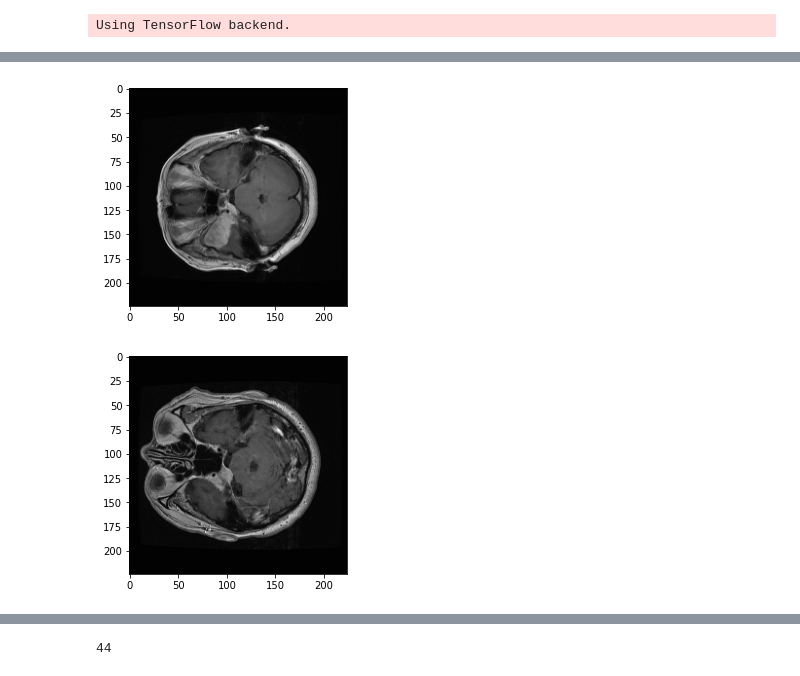
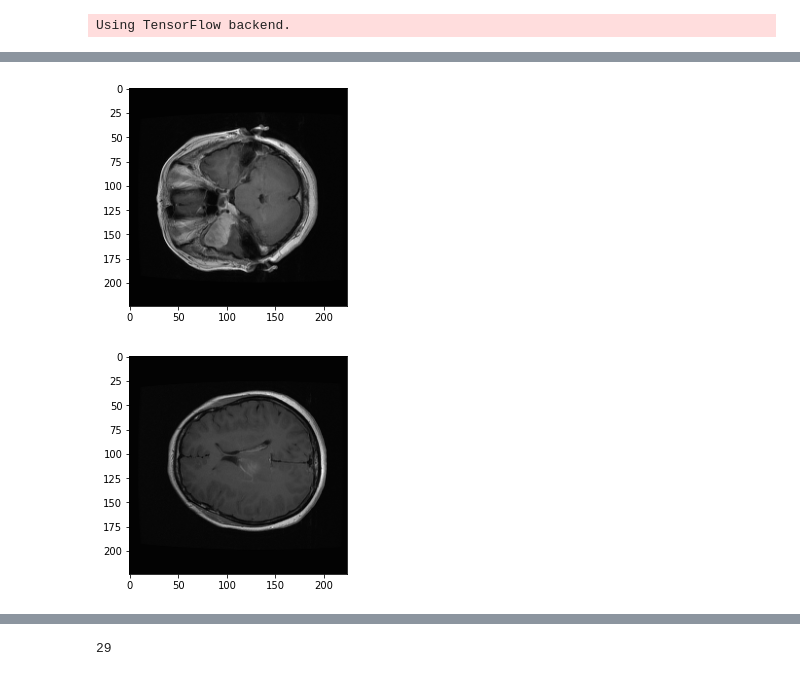
Before and after one commit to greyhound101/internship, a Jupyter notebook: multihead_final_deeper_diferent_1.ipynb, the cells around one changed output, grey strips where cells are left out. Drawn from its saved outputs; the diff is of its cells as text; code cells hidden in the pictures.

```diff
--- a/multihead_final_deeper_diferent_1.ipynb
+++ b/multihead_final_deeper_diferent_1.ipynb
@@ -418,7 +414,7 @@ times_last={}
         for ky in data.keys():
             dk[ky].extend(data[ky])
     return dk
-  index=3
+  index=4
   epoch=50
   pre_acc=0
   best=0
@@ -455,9 +451,8 @@ times_last={}
   #fitting the model
   #timing
   start=time.time()
-  for i in range(epoch):
-      hist=model.fit_generator(train_data,epochs=1,steps_per_epoch=ln//4,validation_data=(tst_x,pd.get_dummies(tst_y).values))
-      history_last[fold]=upd(history_last[fold],hist.history)
+  hist=model.fit_generator(train_data,epochs=50,steps_per_epoch=ln//4)
+  history_last[fold]=upd(history_last[fold],hist.history)
 
   end=time.time()
   times_last[fold]=end-start
@@ -475,31 +470,31 @@ times_last={}
 
 
 
   #getting the accuracy
   new_acc=accuracy_score(pre,tst_y)
 
 
 
 
   #storing the predictions
   final_accuracy_last[fold]=new_acc
 
 
 
 
 
 
 
 
   #storing the answers
   answers_last[fold]=tst_y
 
 
 
 
   #freeing memory
   del([tst_x,tst_y])
   gc.collect()
 # %% [output]
 [figure]
-[figure, old version]
+[figure, new version]
@@ -523,4 +518,4 @@ Epoch 1/1
-44
+29
 # %%
 plt.plot(history_last[fold]['loss'])
 # %% [output]
```
Also changed, not shown: parts of 6 cells of this notebook.
